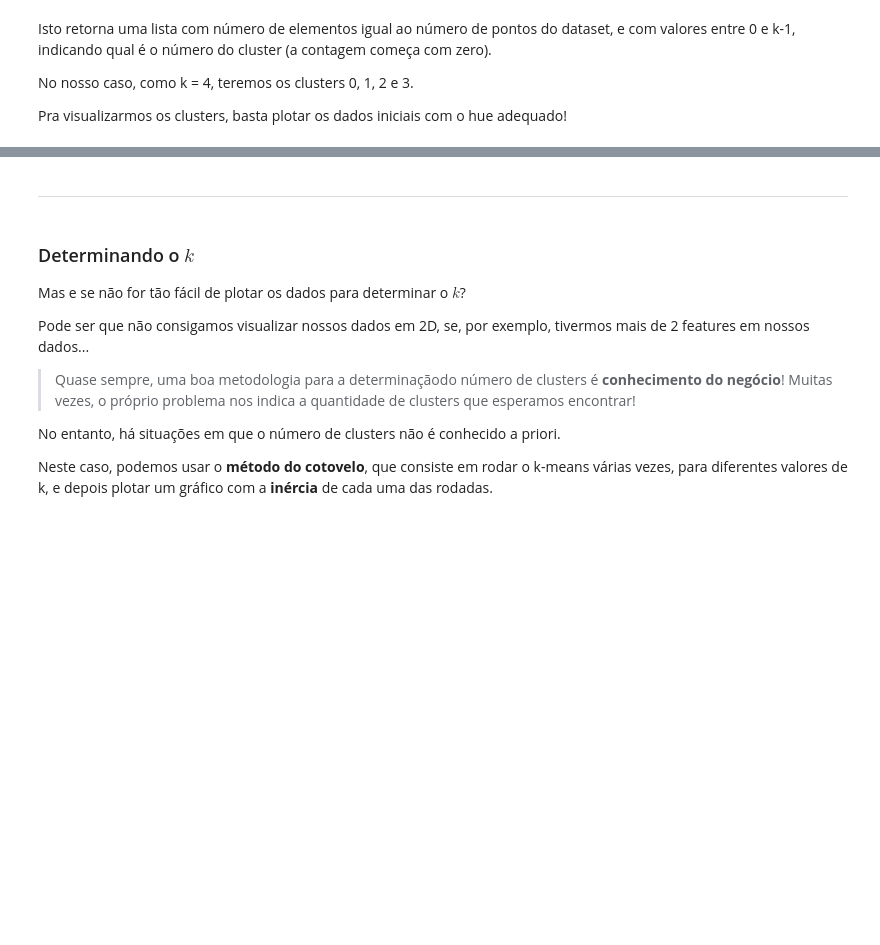
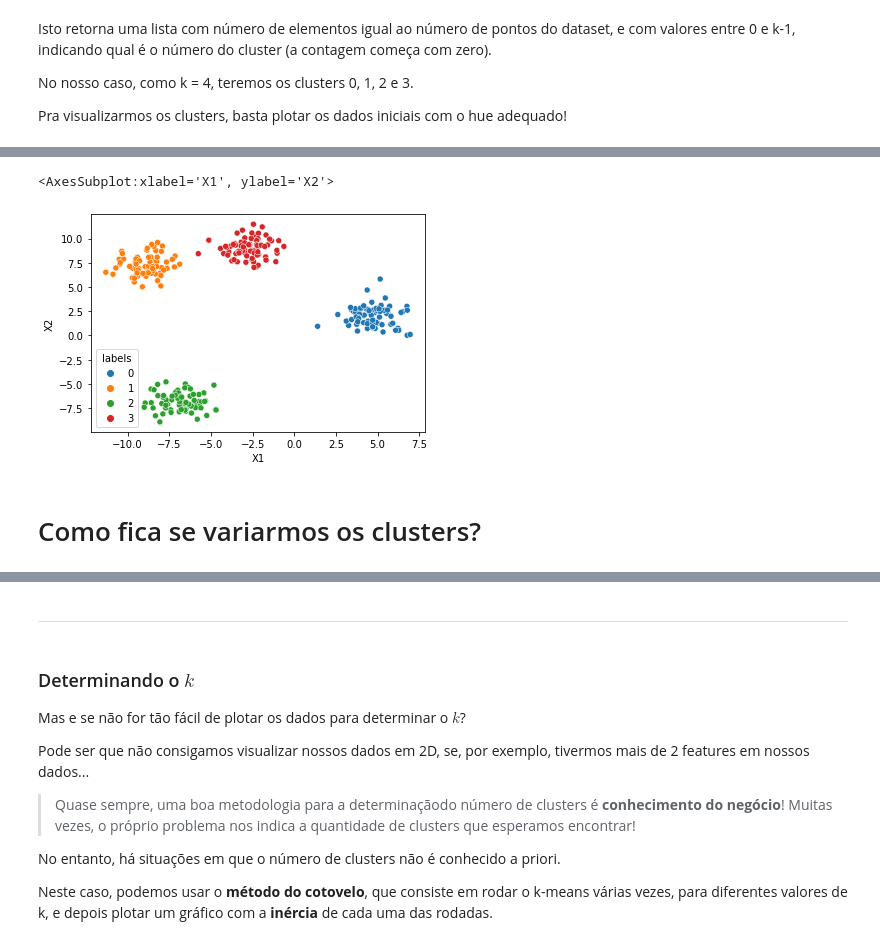
Before and after one commit to carolinarutililima/ADA_Santander, a Jupyter notebook: Machine Learning II/aula_5.ipynb, the cells around one changed output, grey strips where cells are left out. Saved outputs shown, nothing was run; the diff lists cells and outputs as text; code cells hidden in the pictures; blank space fills up the shorter version.

```diff
--- a/Machine Learning II/aula_5.ipynb
+++ b/Machine Learning II/aula_5.ipynb
@@ -164,7 +206,10 @@ Temos vários argumentos na classe, mas os principais são:
 Por fim, pra fitar o modelo, fazemos:
 # %%
 # da figura, queremos 4 clusters
+kmeans = KMeans(n_clusters = 4, random_state = 42)
 # %% [markdown]
 Em algoritmos **não supervisionados**, não existe a divisão em dados de treino e dados de teste, porque **não há o que testar!**. Queremos apenas **econtrar estrutura** nos dados!
 
 Então, basta fitar o modelo com nossos dados todos (no caso, o array X)
+# %%
+kmeans.fit(X_df)
@@ -184,0 +243,2 @@ Na prática, a análise segue de maneira qualitativa, inspecionando os clusters
+# %%
+X_df["labels"] = kmeans.labels_
@@ -184,0 +256,7 @@ Na prática, a análise segue de maneira qualitativa, inspecionando os clusters
+# %%
+sns.scatterplot(data = X_df, x = "X1", y = "X2", hue = "labels", palette = "tab10")
+# %% [output]
+<AxesSubplot:xlabel='X1', ylabel='X2'>
+[figure, added]
+# %% [markdown]
+# Como fica se variarmos os clusters?
```
Also changed, not shown: parts of 37 cells of this notebook, 6 other files.
